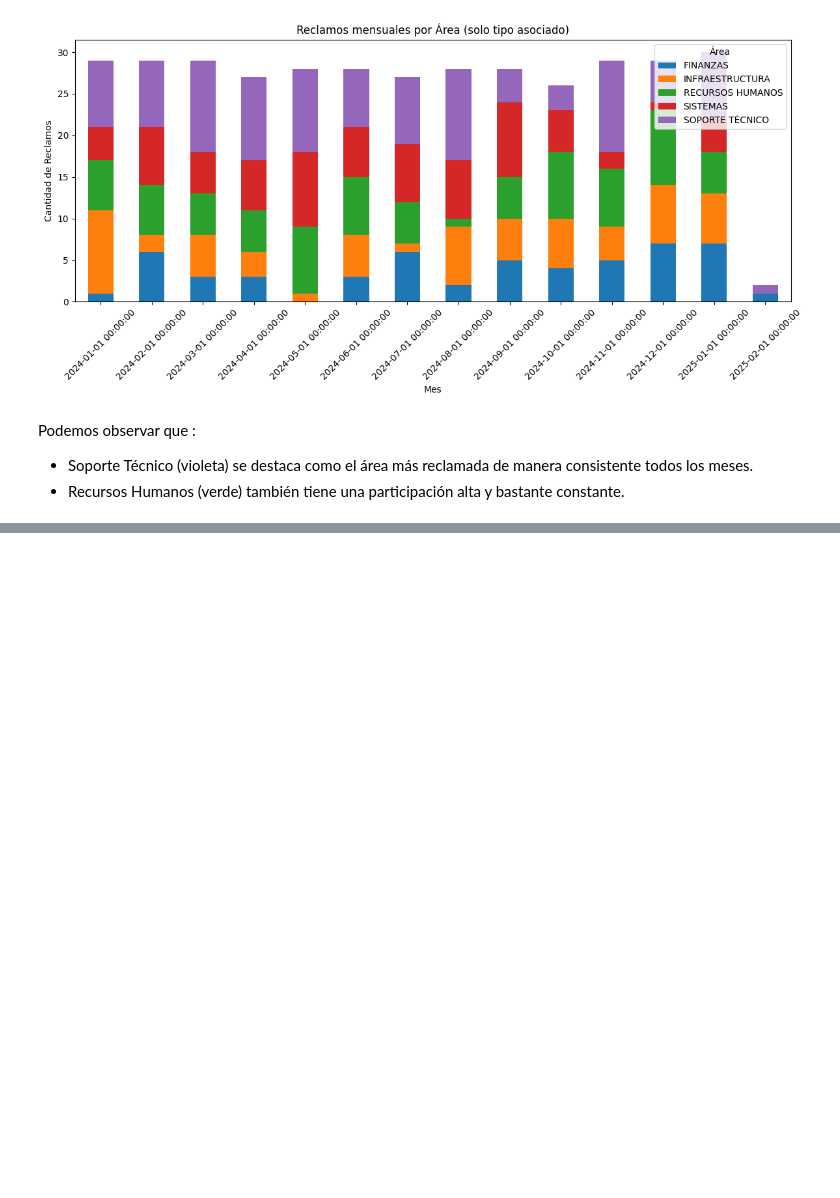
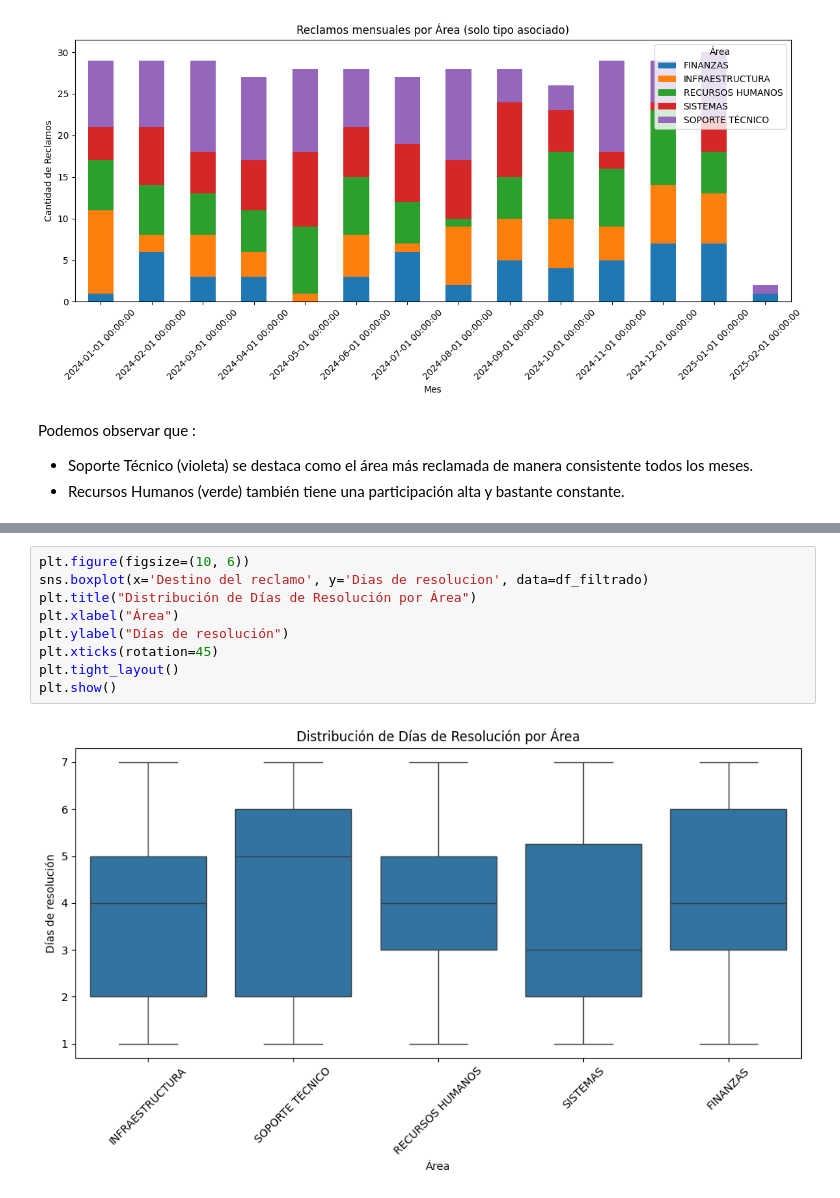
Before and after one commit to vickpicco/analistaDeDatos, a Jupyter notebook: Analista_evidencias_2_y_3.ipynb, the cells around one changed output, grey strips where cells are left out. Cells and saved outputs as stored; diff of their text form; blank space fills up the shorter version.

Commit message:
Diagrama de caja para dias de resolución por área

```diff
--- a/Analista_evidencias_2_y_3.ipynb
+++ b/Analista_evidencias_2_y_3.ipynb
@@ -983,0 +990,11 @@ Podemos observar que :
+# %%
+plt.figure(figsize=(10, 6))
+sns.boxplot(x='Destino del reclamo', y='Dias de resolucion', data=df_filtrado)
+plt.title("Distribución de Días de Resolución por Área")
+plt.xlabel("Área")
+plt.ylabel("Días de resolución")
+plt.xticks(rotation=45)
+plt.tight_layout()
+plt.show()
+# %% [output]
+[figure, added]
```
Also changed, not shown: parts of 7 cells of this notebook.
